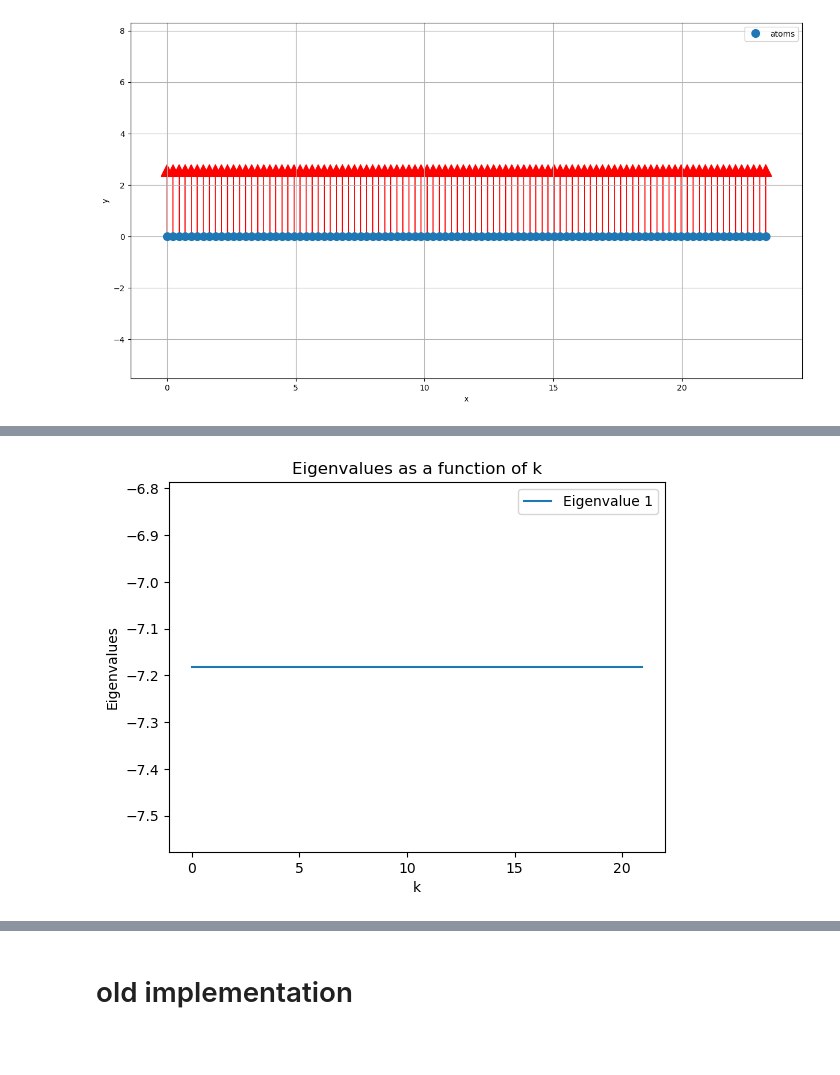
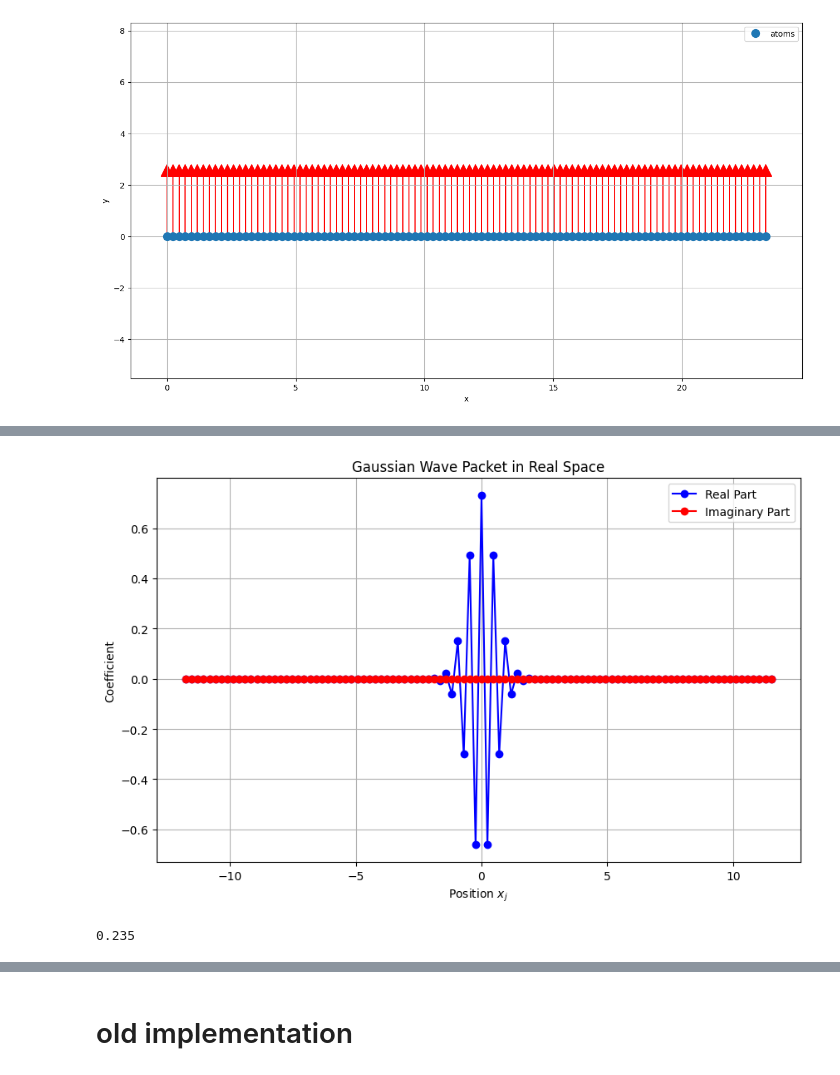
Before and after one commit to LBPhysics/GIT_Code_BA, a Jupyter notebook: Continuation/Qutip/Chain.ipynb, the cells around one changed output, grey strips where cells are left out. Drawn from its saved outputs; the diff is of its cells as text; code cells hidden in the pictures; blank space fills up the shorter version.

```diff
--- a/Continuation/Qutip/Chain.ipynb
+++ b/Continuation/Qutip/Chain.ipynb
@@ -290,55 +109,26 @@ def FT(ks) -> np.ndarray:
-# %%
-# diagonalization
-H = H_eff().full()
-H_k = np.fft.fft2(H)
-
-ks = np.linspace(0, 2 * np.pi / fixed_dist, 100)
-
-# List to store eigenvalues
-eigenvalues_k = []
-
-# Calculate the Hamiltonian and eigenvalues for each k value
-for k in ks:
-    H_qobj = H_eff()
-    H_real_space = H_qobj.full()
-    H_k_space = np.fft.fft2(H_real_space)
-    eigenvalues, _ = np.linalg.eig(H_k_space)
-    eigenvalues_k.append(eigenvalues)
-
-# Convert to a numpy array for easier plotting
-eigenvalues_k = np.array(eigenvalues_k)
-
-# Plot the eigenvalues as a function of k
-plt.plot(ks, eigenvalues_k[:, 0].real, label=f'Eigenvalue {1}')
-
-plt.xlabel('k')
-plt.ylabel('Eigenvalues')
-plt.title('Eigenvalues as a function of k')
-plt.legend()
-plt.show()
-# %% [output]
-[figure, removed]
 # %%
 ################ TRY to get the Wave-packet
 k_s = np.pi / fixed_dist
 sigma = 0.1 * k_s
 kd_range = np.arange(0, N) * 2 * np.pi / (N * fixed_dist)
 center_index = N // 2
 x_j = (np.arange(N) - center_index) * fixed_dist
 
 # Calculate the Gaussian wave packet in real space
 coefficients = np.sqrt(sigma / np.sqrt(2 * np.pi)) * np.exp(-1j * k_s * x_j) * np.exp(-sigma**2 * x_j**2)
 wave_packet = sum(coeff * basis(N, j) for j, coeff in enumerate(coefficients))
 psi0 = wave_packet.unit()
 # Plot the real and imaginary parts of the wave packet coefficients
 plt.figure(figsize=(10, 6))
 plt.plot(x_j, coefficients.real, 'bo-', label='Real Part')
 plt.plot(x_j, coefficients.imag, 'ro-', label='Imaginary Part')
 plt.xlabel('Position $x_j$')
 plt.ylabel('Coefficient')
 plt.title('Gaussian Wave Packet in Real Space')
 plt.legend()
 plt.grid(True)
 plt.show()
 #psi0=basis(N, 0)
-psi0
+psi0 = psi0.tidyup()
+# %% [output]
+[figure, added]
@@ -375,7 +135,7 @@ plt.show()
 # %%
 from scipy.optimize import minimize
 def survival_probabilities(dipoles, times, distance = fixed_dist, gamma=fixed_gamma, Psi_0=basis(N, N//2)):
-    H = H_eff(distance = distance, dipoles=dipoles, lam=fixed_lam, gamma=gamma, N=N)
+    H = H_eff(distance = distance, dipoles=dipoles, lam=fixed_lam, gamma=gamma)
     coeffs_sq_mods  = np.zeros((len(times), N))
     P_surs  = np.zeros((len(times)))
     for t_idx, t in enumerate(times):
@@ -398,9 +158,10 @@ def positive_distance_constraint(params):
     return distance - 0.235 * fixed_lam
 initial_distance = 0.235 * fixed_lam  # Initial guess for the distance
 constraints = [{'type': 'ineq', 'fun': positive_distance_constraint}]
-result = minimize(optimization_target, initial_distance, constraints=constraints, method='SLSQP', options={'maxiter': 1000}) #
+result = minimize(optimization_target, initial_distance, constraints=constraints, method='SLSQP', options={'maxiter': 1000})
 
 optimized_distance = result.x[0]
 print(optimized_distance)
-y1, y2 = survival_probabilities(d_hats, times, distance=optimized_distance, Psi_0=psi0)
+# %% [output]
+0.235
 # %%
```
Also changed, not shown: parts of 11 cells of this notebook, 1 other file.
